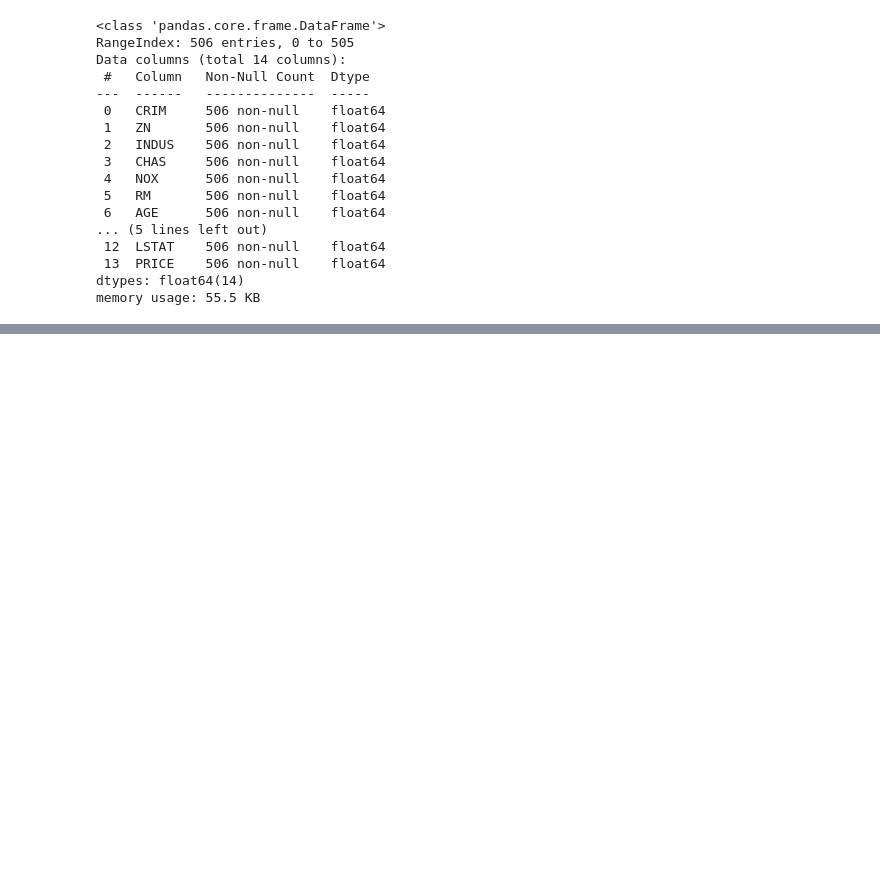
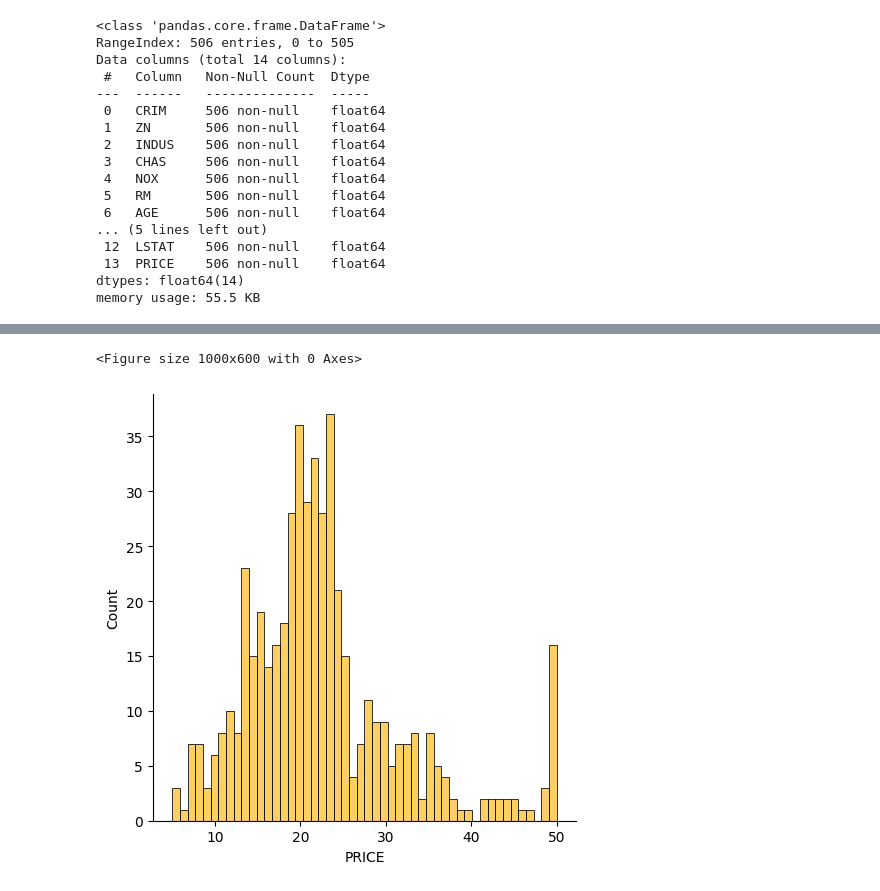
Before and after one commit to scottcarpenter28/Machine-Learning-Course, a Jupyter notebook: Multivariate Regression/multivariate_regression.ipynb, the cells around one changed output, grey strips where cells are left out. Saved outputs shown, nothing was run; the diff lists cells and outputs as text; code cells hidden in the pictures; blank space fills up the shorter version.

```diff
--- a/Multivariate Regression/multivariate_regression.ipynb
+++ b/Multivariate Regression/multivariate_regression.ipynb
@@ -137,0 +151,7 @@ memory usage: 55.5 KB
+# %%
+plt.figure(figsize=(10, 6))
+sns.displot(data['PRICE'], bins=50, color="#fbc02d")
+plt.show()
+# %% [output]
+<Figure size 1000x600 with 0 Axes>
+[figure, added]
```
Also changed, not shown: parts of 9 cells of this notebook.
